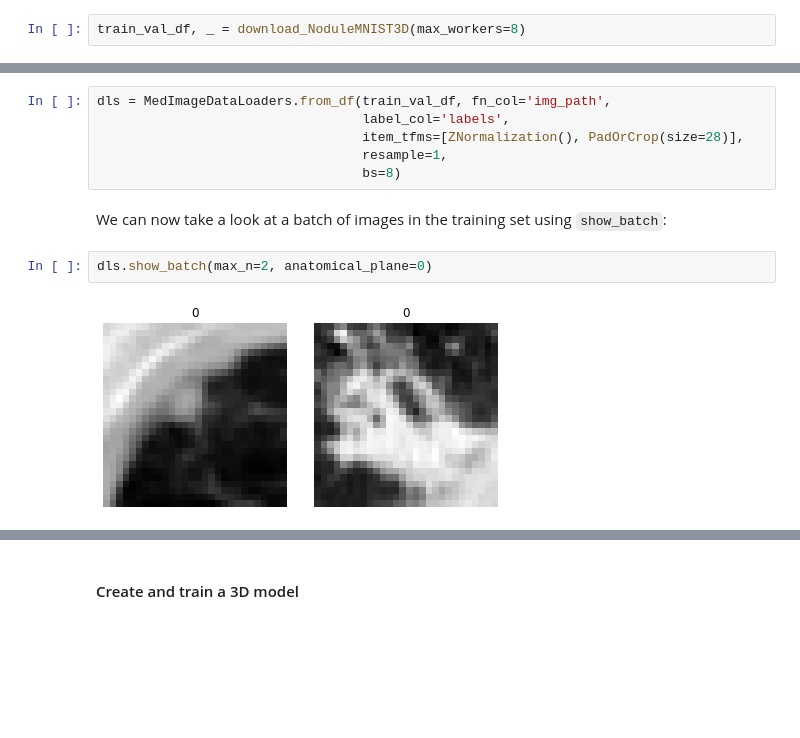
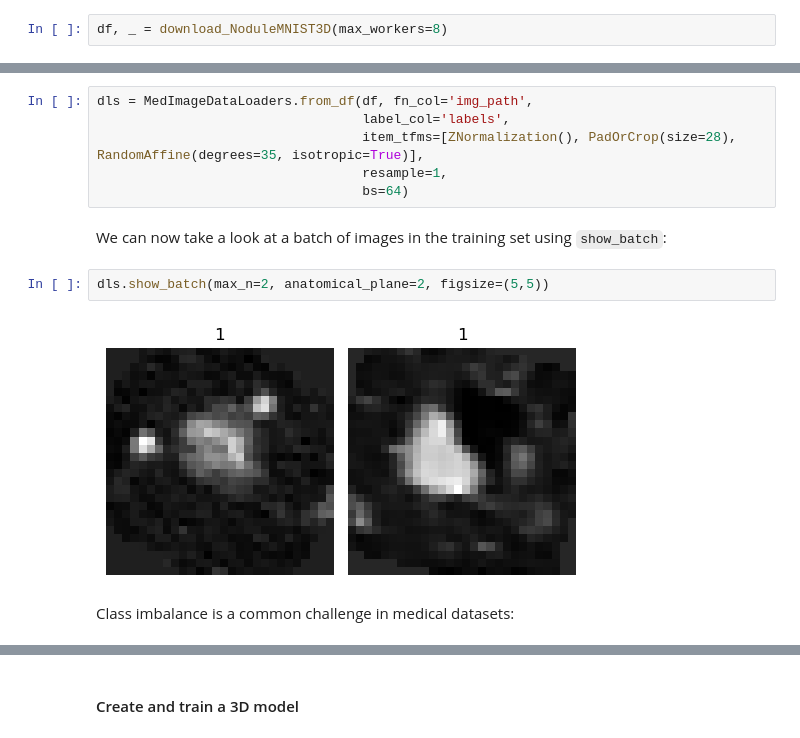
Before and after one commit to MMIV-ML/fastMONAI, a Jupyter notebook: paper/paper-v2.ipynb, the cells around one changed output, grey strips where cells are left out. Drawn from its saved outputs; the diff is of its cells as text; blank space fills up the shorter version.

```diff
--- a/paper/paper-v2.ipynb
+++ b/paper/paper-v2.ipynb
@@ -89,2 +89,2 @@ We will download the data with the following line of code.
 # %%
-train_val_df, _ = download_NoduleMNIST3D(max_workers=8)
+df, _ = download_NoduleMNIST3D(max_workers=8)
@@ -109,14 +105,16 @@ In the following line, we call the ` ImageDataLoaders.from_df` factory method, w
 
 Here, we pass the processed DataFrame, define the columns for the images `fn_col` and the labels `label_col`, voxel spacing `resample`, some transforms `item_tfms`, and the batch size `bs`.
 # %%
-dls = MedImageDataLoaders.from_df(train_val_df, fn_col='img_path',
+dls = MedImageDataLoaders.from_df(df, fn_col='img_path',
                                   label_col='labels',
-                                  item_tfms=[ZNormalization(), PadOrCrop(size=28)],
+                                  item_tfms=[ZNormalization(), PadOrCrop(size=28), RandomAffine(degrees=35, isotropic=True)],
                                   resample=1,
-                                  bs=8)
+                                  bs=64)
 # %% [markdown]
 We can now take a look at a batch of images in the training set using `show_batch`:
 # %%
-dls.show_batch(max_n=2, anatomical_plane=0)
+dls.show_batch(max_n=2, anatomical_plane=2, figsize=(5,5))
 # %% [output]
-[figure, old version]
+[figure, new version]
+# %% [markdown]
+Class imbalance is a common challenge in medical datasets:
```
Also changed, not shown: parts of 51 cells of this notebook, 10 other files.
